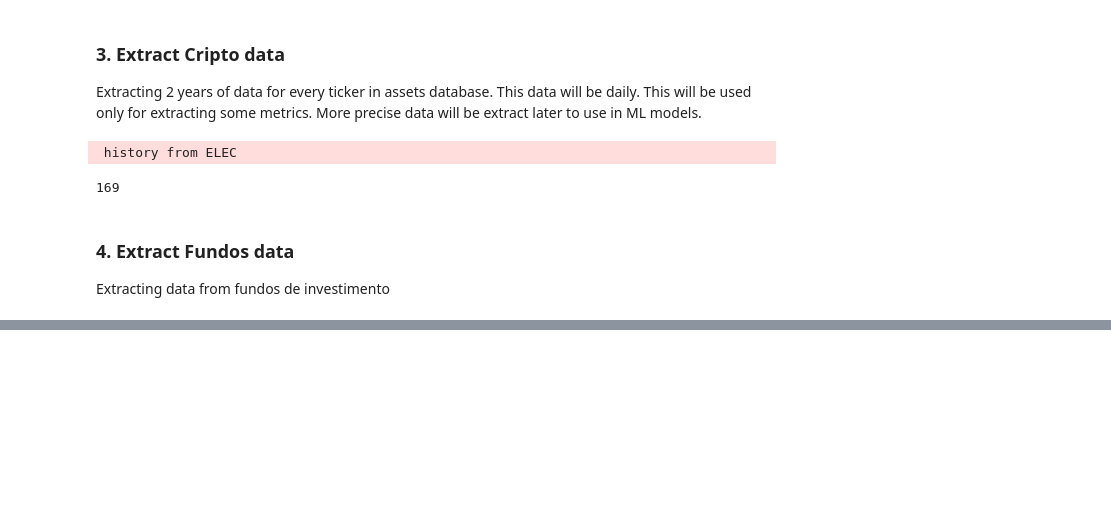
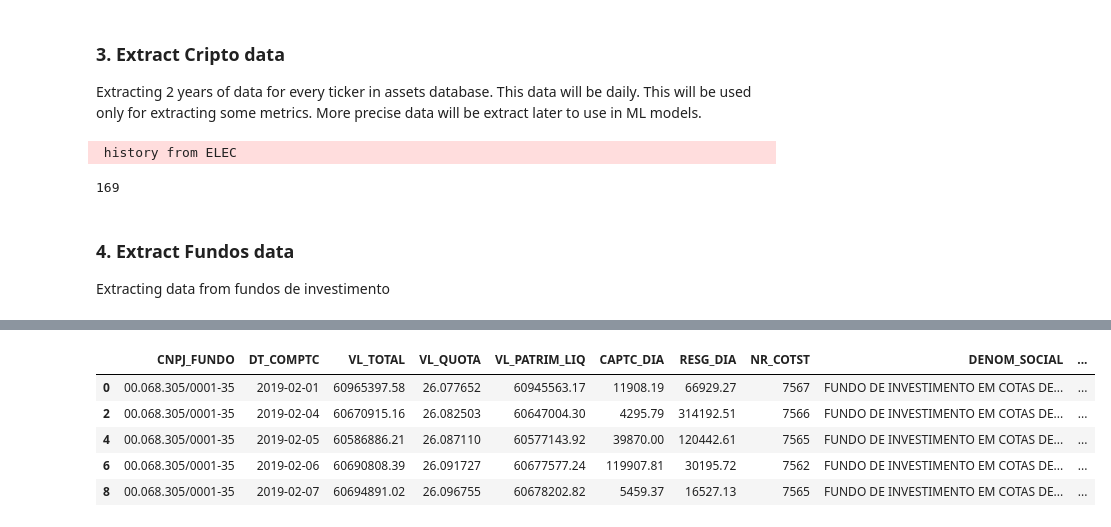
Before and after one commit to CardosoJr/investing, a Jupyter notebook: Extract.ipynb, the cells around one changed output, grey strips where cells are left out. Saved outputs shown, nothing was run; the diff lists cells and outputs as text; code cells hidden in the pictures; blank space fills up the shorter version.

Commit message:
extracting fundos data

```diff
--- a/Extract.ipynb
+++ b/Extract.ipynb
@@ -123,3 +123,5 @@ history['symbol'].nunique()
 ### 4. Extract Fundos data
 
 Extracting data from fundos de investimento
+# %%
+fundos = methods.build_fundos_history(data_path)
@@ -125,0 +148,9 @@ Extracting data from fundos de investimento
+# %%
+fundos.head()
+# %% [output]
+|  | CNPJ_FUNDO | DT_COMPTC | VL_TOTAL | VL_QUOTA | VL_PATRIM_LIQ | CAPTC_DIA | RESG_DIA | NR_COTST | DENOM_SOCIAL | ... |
+| 0 | 00.068.305/0001-35 | 2019-02-01 | 60965397.58 | 26.077652 | 60945563.17 | 11908.19 | 66929.27 | 7567 | FUNDO DE INVESTIMENTO EM COTAS DE... | ... |
+| 2 | 00.068.305/0001-35 | 2019-02-04 | 60670915.16 | 26.082503 | 60647004.30 | 4295.79 | 314192.51 | 7566 | FUNDO DE INVESTIMENTO EM COTAS DE... | ... |
+| 4 | 00.068.305/0001-35 | 2019-02-05 | 60586886.21 | 26.087110 | 60577143.92 | 39870.00 | 120442.61 | 7565 | FUNDO DE INVESTIMENTO EM COTAS DE... | ... |
+| 6 | 00.068.305/0001-35 | 2019-02-06 | 60690808.39 | 26.091727 | 60677577.24 | 119907.81 | 30195.72 | 7562 | FUNDO DE INVESTIMENTO EM COTAS DE... | ... |
+| 8 | 00.068.305/0001-35 | 2019-02-07 | 60694891.02 | 26.096755 | 60678202.82 | 5459.37 | 16527.13 | 7565 | FUNDO DE INVESTIMENTO EM COTAS DE... | ... |
```
Also changed, not shown: parts of 1 cell of this notebook, 3 other files.
